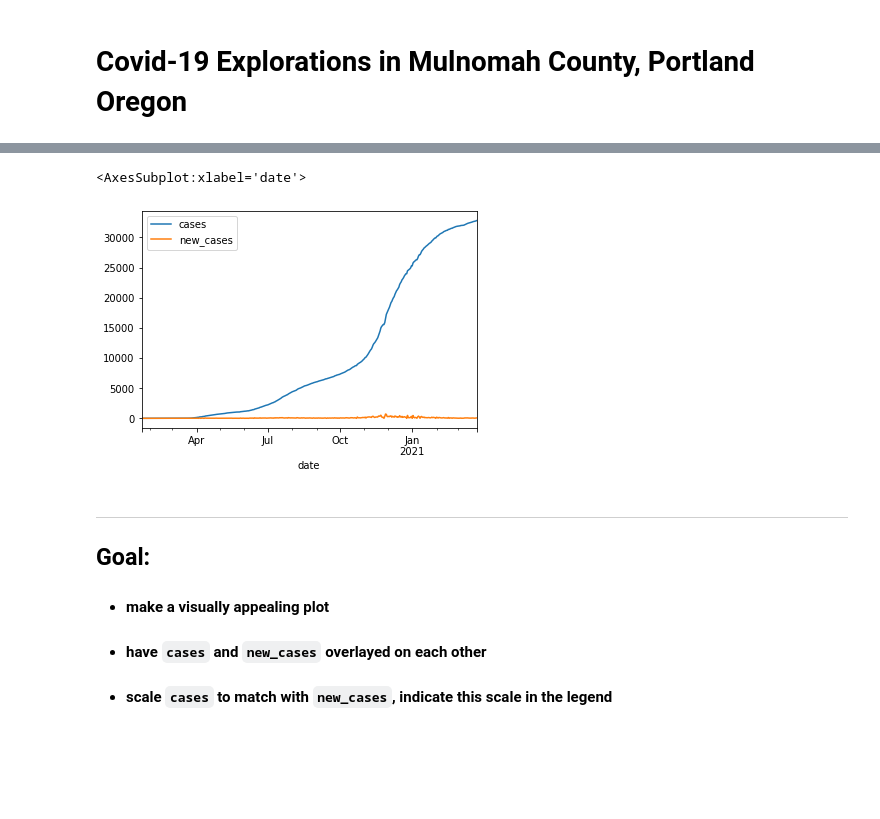
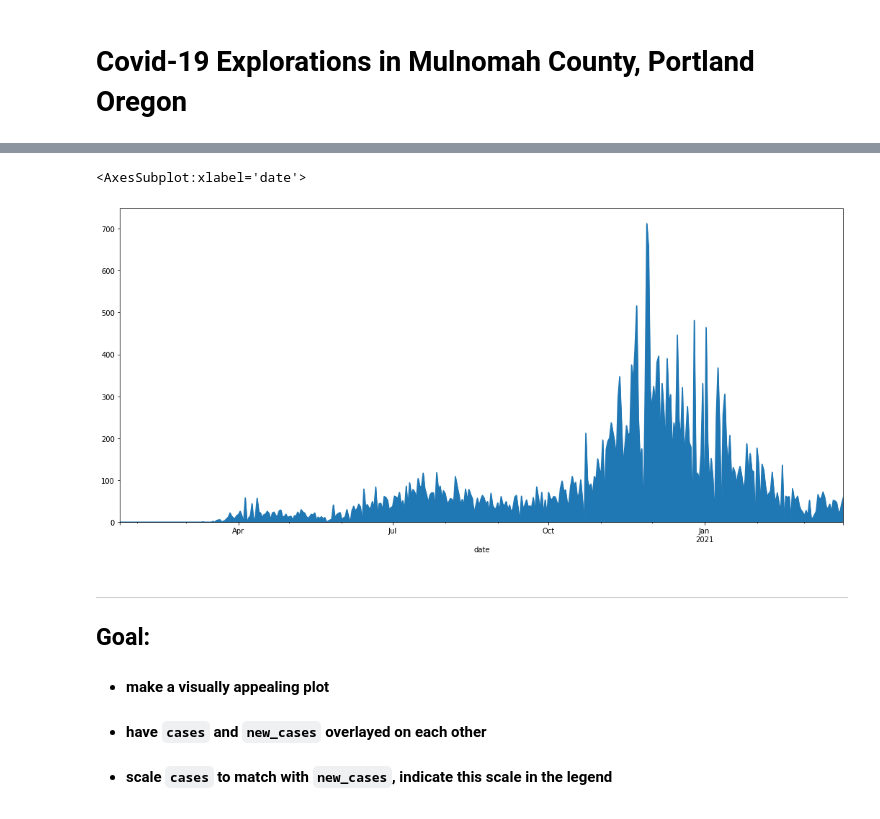
Before and after one commit to davydka/notebooks, a Jupyter notebook: CovidPortlandMultnomah.ipynb, the cells around one changed output, grey strips where cells are left out. Drawn from its saved outputs; the diff is of its cells as text; code cells hidden in the pictures; blank space fills up the shorter version.

Commit message:
feat: plotting explorations wip

```diff
--- a/CovidPortlandMultnomah.ipynb
+++ b/CovidPortlandMultnomah.ipynb
@@ -50,9 +55,7 @@ dfm.tail()
 # %%
 # dfm.cases.plot(figsize=(18,8))
 # %%
-# dfm.new_cases.plot(figsize=(18,8))
+dfm.new_cases.plot(figsize=(18,8), kind='area')
+# %% [output]
+<AxesSubplot:xlabel='date'>
+[figure, added]
-# %%
-dfm.plot()
-# %% [output]
-<AxesSubplot:xlabel='date'>
-[figure, removed]
```
Also changed, not shown: parts of 11 cells of this notebook.
